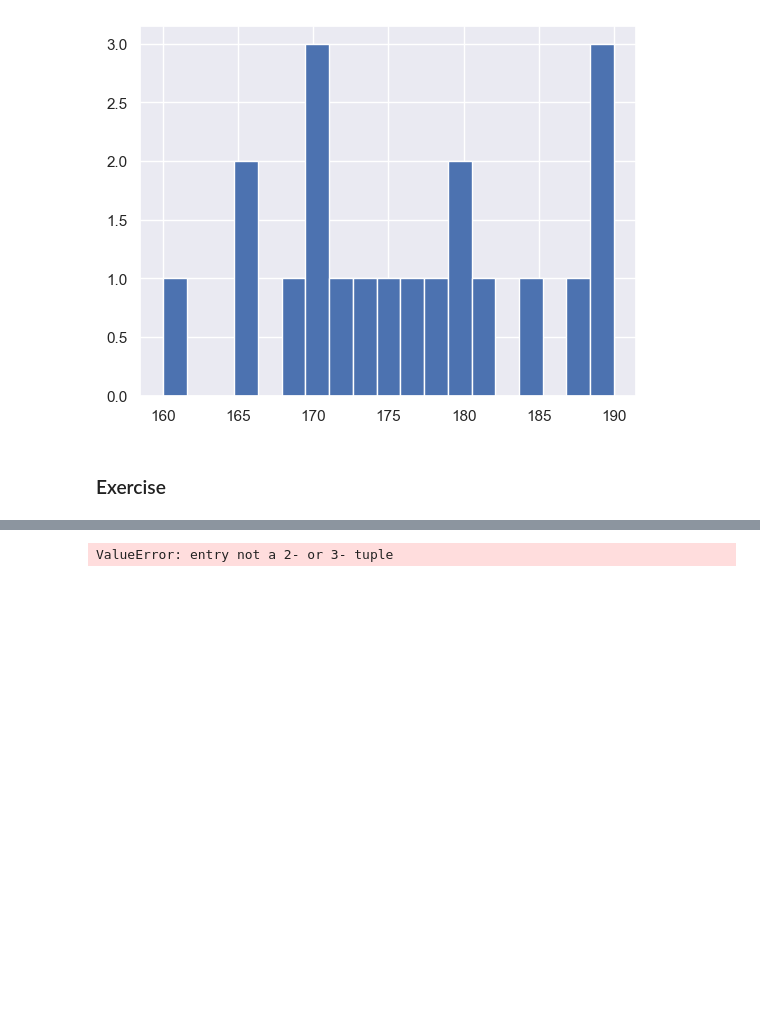
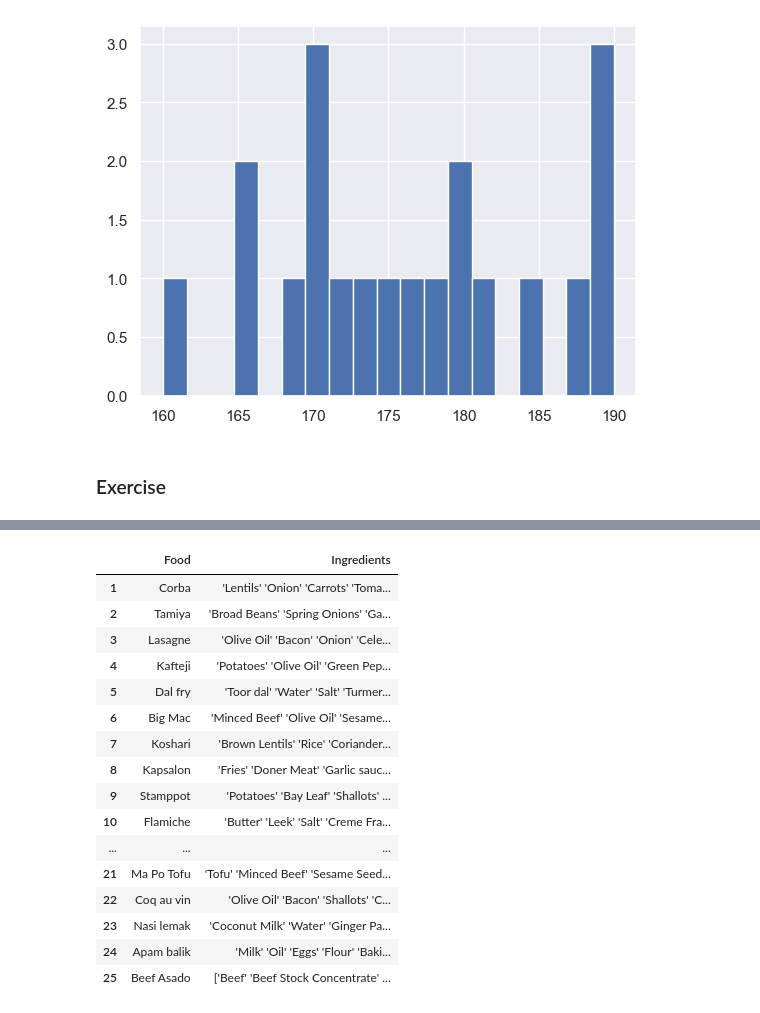
Before and after one commit to HerbSek/Learning-Data-Science, a Jupyter notebook: numpy.ipynb, the cells around one changed output, grey strips where cells are left out. Saved outputs shown, nothing was run; the diff lists cells and outputs as text; code cells hidden in the pictures; blank space fills up the shorter version.

Commit message:
String operations on Series done

```diff
--- a/numpy.ipynb
+++ b/numpy.ipynb
@@ -812,32 +822,66 @@ for i,row in enumerate(data):
         ingredients.append(the_data)
 
 # Setup for each meal ingredient
 ingredients = np.array(ingredients)
 len(ingredients)
 meal_ingredients = ingredients.reshape((25,20))
 
 ## More codebase here
 
 ## Ends here
 for i,row in enumerate(data):
     new_data.append([ data[i]['strMeal'],meal_ingredients[i] ])
 
 # for i in range(1,20):
 #     meal_ingredients[:,i] = str(meal_ingredients[:,i])
 
 index = np.arange(1,len(new_data)+1)
 pd.set_option('display.max_colwidth', None)
 
 
 # dict_new_data = {
 #     'Food': new_data[:,0],
 #     'Ingredients':new_data[:,1]
 # }
 
-display_data = pd.DataFrame(new_data, columns=['Food', 'Ingredients'] ,index= index, dtype={'Food':'string', 'Ingredients':'string'} )
+display_data =( pd.DataFrame(new_data, columns=['Food', 'Ingredients'] ,index= index )
+               .astype(str)
+
+              )
+# display_data[display_data['Ingredients']]
+
 # display_data = pd.DataFrame(dict_new_data ,index= index)
 
+# display_data['Ingredients'][1] = display_data['Ingredients'][1].replace('[', '').replace(']', '').replace('""', '').replace('\n', '')
+# pd.options.mode.copy_on_write = True
+
+
+
+
+for i in range(1,len(display_data)):
+    display_data.loc[i,'Ingredients'] =(display_data.loc[i,'Ingredients']
+                                    .replace('[', '')
+                                    .replace(']', '')
+                                    .replace('\n', '')
+                                    .strip()
+                                       )
 
 display_data
 # %% [output]
-ValueError: entry not a 2- or 3- tuple
+|  | Food | Ingredients |
+| 1 | Corba | 'Lentils' 'Onion' 'Carrots' 'Toma... |
+| 2 | Tamiya | 'Broad Beans' 'Spring Onions' 'Ga... |
+| 3 | Lasagne | 'Olive Oil' 'Bacon' 'Onion' 'Cele... |
+| 4 | Kafteji | 'Potatoes' 'Olive Oil' 'Green Pep... |
+| 5 | Dal fry | 'Toor dal' 'Water' 'Salt' 'Turmer... |
+| 6 | Big Mac | 'Minced Beef' 'Olive Oil' 'Sesame... |
+| 7 | Koshari | 'Brown Lentils' 'Rice' 'Coriander... |
+| 8 | Kapsalon | 'Fries' 'Doner Meat' 'Garlic sauc... |
+| 9 | Stamppot | 'Potatoes' 'Bay Leaf' 'Shallots' ... |
+| 10 | Flamiche | 'Butter' 'Leek' 'Salt' 'Creme Fra... |
+| ... | ... | ... |
+| 21 | Ma Po Tofu | 'Tofu' 'Minced Beef' 'Sesame Seed... |
+| 22 | Coq au vin | 'Olive Oil' 'Bacon' 'Shallots' 'C... |
+| 23 | Nasi lemak | 'Coconut Milk' 'Water' 'Ginger Pa... |
+| 24 | Apam balik | 'Milk' 'Oil' 'Eggs' 'Flour' 'Baki... |
+| 25 | Beef Asado | ['Beef' 'Beef Stock Concentrate' ... |
```
Also changed, not shown: parts of 3 cells of this notebook.
